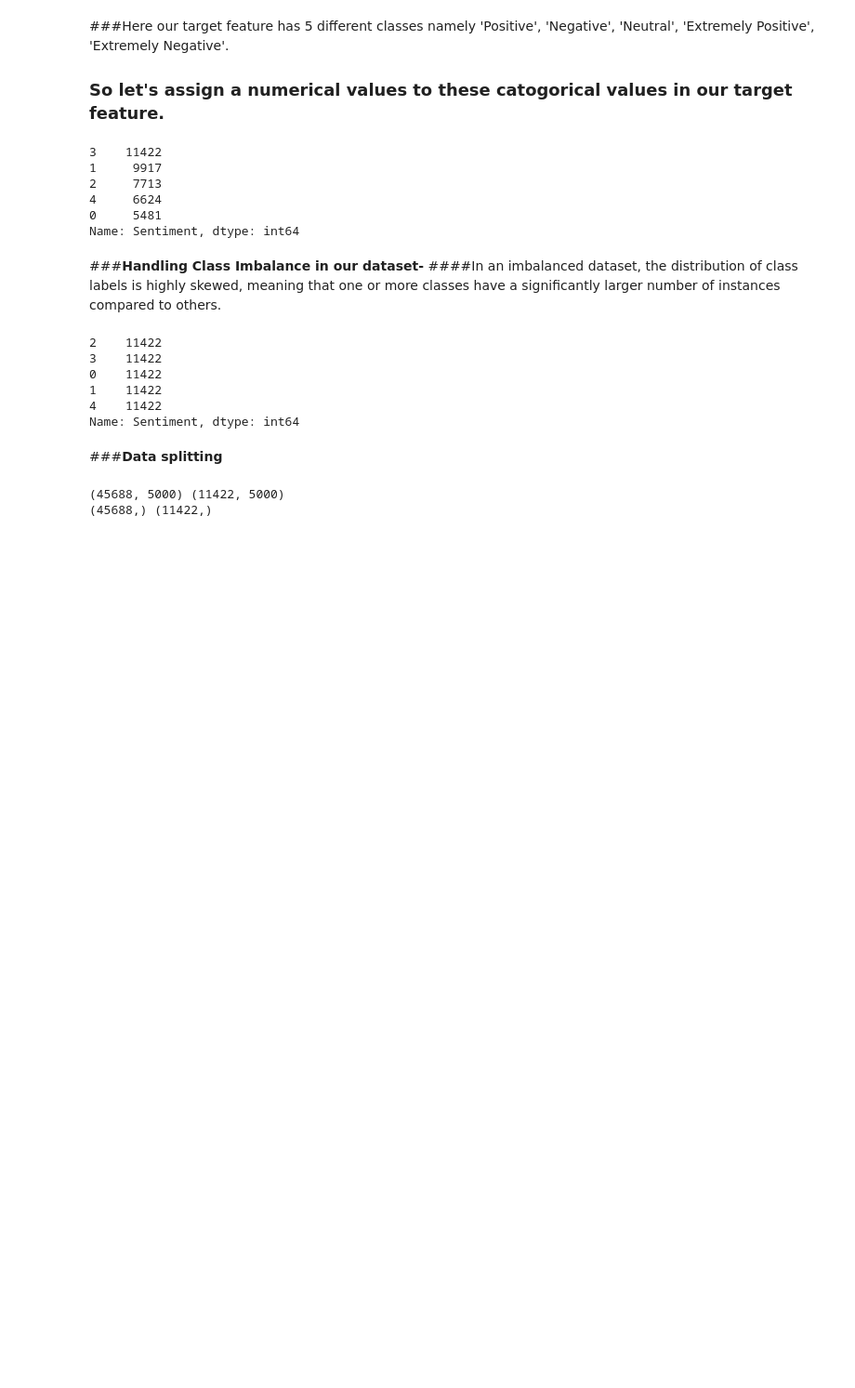
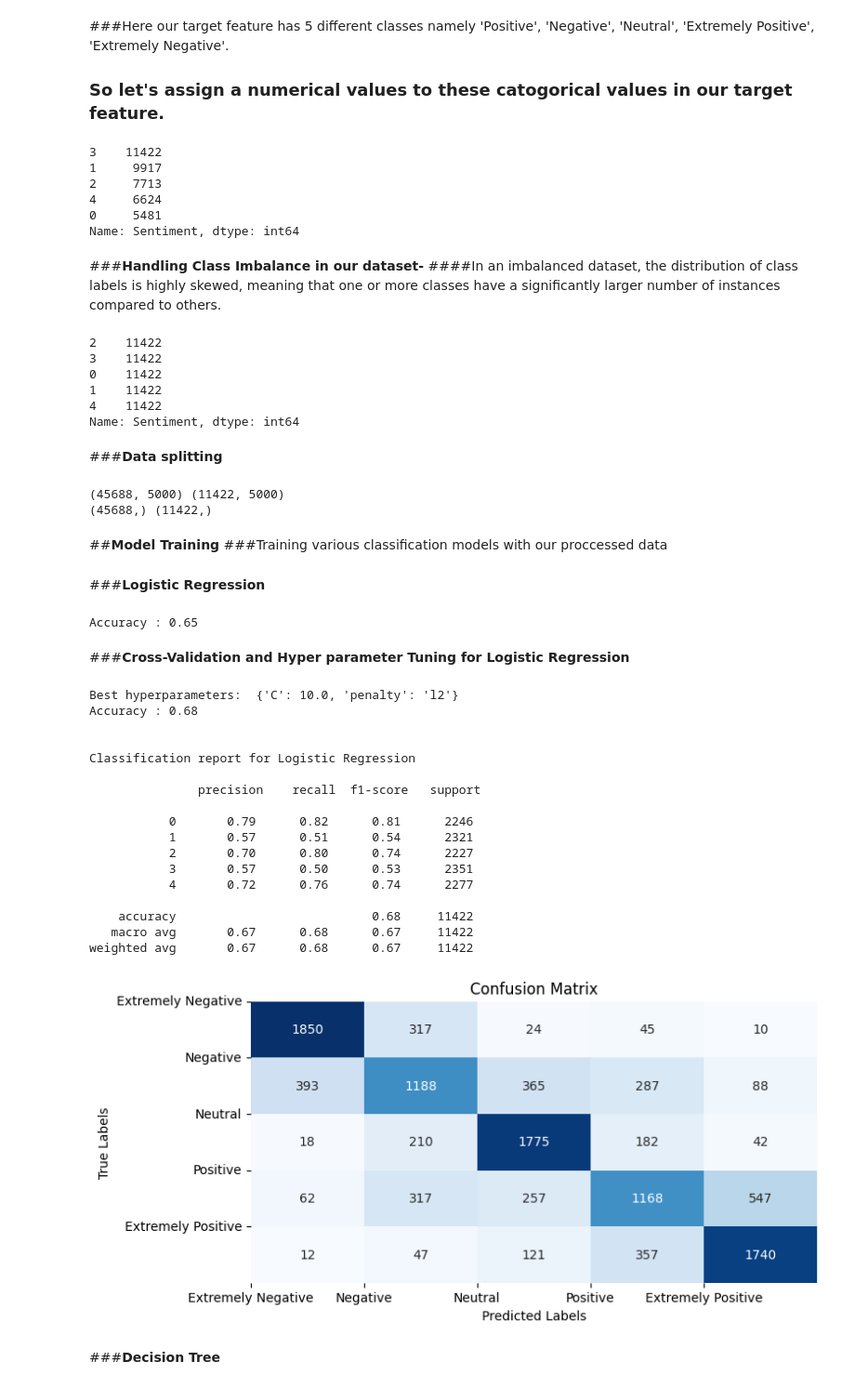
Before and after one commit to Mohamed-Harish-M-123/Capstone-Project-III, a Jupyter notebook: Coronavirus_Tweets_Sentiment_Analysis.ipynb, the cells around one changed output. Shown: that part at 93% size. Drawn from its saved outputs; the diff is of its cells as text; code cells hidden in the pictures; blank space fills up the shorter version.

Commit message:
trained ml models

```diff
--- a/Coronavirus_Tweets_Sentiment_Analysis.ipynb
+++ b/Coronavirus_Tweets_Sentiment_Analysis.ipynb
@@ -473,7 +479,7 @@ Name: Sentiment, dtype: int64
 # %%
 # Here we split our data for training and testing with ML algorithm
 
-X_train , X_test ,Y_train,Y_test = train_test_split( X_oversampled, y_oversampled ,test_size = 0.2 , random_state = 42)
+X_train , X_test ,y_train,y_test = train_test_split( X_oversampled, y_oversampled ,test_size = 0.2 , random_state = 42)
 # %%
 # Check the shape of the splitted training and testing dataset
 
@@ -482,3 +488,6 @@ print(Y_train.shape,Y_test.shape)
 # %% [output]
 (45688, 5000) (11422, 5000)
 (45688,) (11422,)
+# %% [markdown]
+##**Model Training**
+###Training various classification models with our proccessed data
@@ -484,0 +514,69 @@ print(Y_train.shape,Y_test.shape)
+# %% [markdown]
+###**Logistic Regression**
+# %%
+# Creating an instance of the logistic regression model
+model_lr = LogisticRegression()
+
+# Training the model on the training data
+model_lr.fit(X_train, y_train)
+
+# Making predictions on the testing data
+y_pred_lr = model_lr.predict(X_test)
+
+# Evaluating the model's performance
+accuracy_lr = round(accuracy_score(y_test, y_pred_lr),2)
+
+print("Accuracy :", accuracy_lr)
+# %% [output]
+Accuracy : 0.65
+# %% [markdown]
+###**Cross-Validation and Hyper parameter Tuning for Logistic Regression**
+# %%
+param_grid_lr = {
+    'penalty': ['l1', 'l2'],
+    'C': [0.1, 1.0, 10.0]
+}
+# Create GridSearchCV object
+grid_search_lr = GridSearchCV(model_lr, param_grid_lr, cv=5)
+
+# Fit the GridSearchCV object to the training data
+grid_search_lr.fit(X_train, y_train)
+
+# Print the best hyperparameters found
+print("Best hyperparameters: ", grid_search_lr.best_params_)
+
+# Get the best model
+best_model_lr = grid_search_lr.best_estimator_
+
+# Make predictions using the best model
+y_pred_lr_gs = best_model_lr.predict(X_test)
+
+accuracy_lr_gs = round(accuracy_score(y_test, y_pred_lr_gs),2)
+
+print("Accuracy :", accuracy_lr_gs)
+
+# Checking the classification report
+print("\n\nClassification report for Logistic Regression\n\n", classification_report(y_test, y_pred_lr_gs))
+
+plot_confusion_matrix(y_test, y_pred_lr_gs)
+# %% [output]
+Best hyperparameters:  {'C': 10.0, 'penalty': 'l2'}
+Accuracy : 0.68
+
+
+Classification report for Logistic Regression
+
+               precision    recall  f1-score   support
+
+           0       0.79      0.82      0.81      2246
+           1       0.57      0.51      0.54      2321
+           2       0.70      0.80      0.74      2227
+           3       0.57      0.50      0.53      2351
+           4       0.72      0.76      0.74      2277
+
+    accuracy                           0.68     11422
+   macro avg       0.67      0.68      0.67     11422
+weighted avg       0.67      0.68      0.67     11422
+[figure, added]
+# %% [markdown]
+###**Decision Tree**
```
Also changed, not shown: parts of 12 cells of this notebook.
